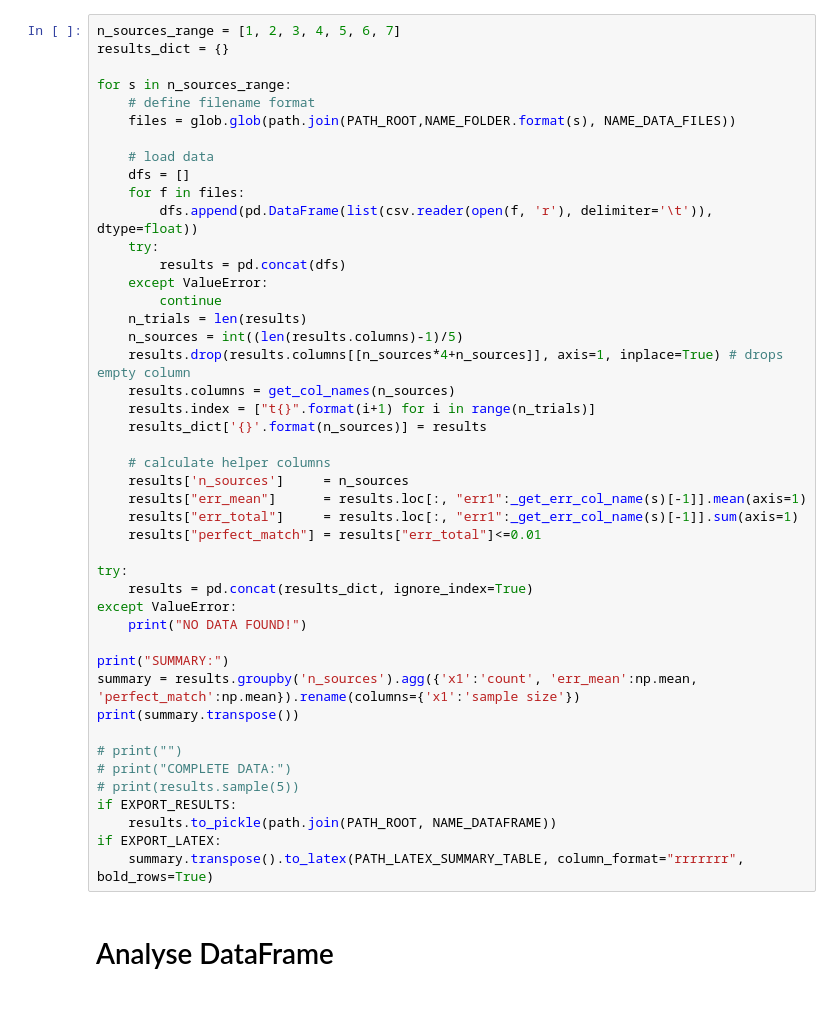
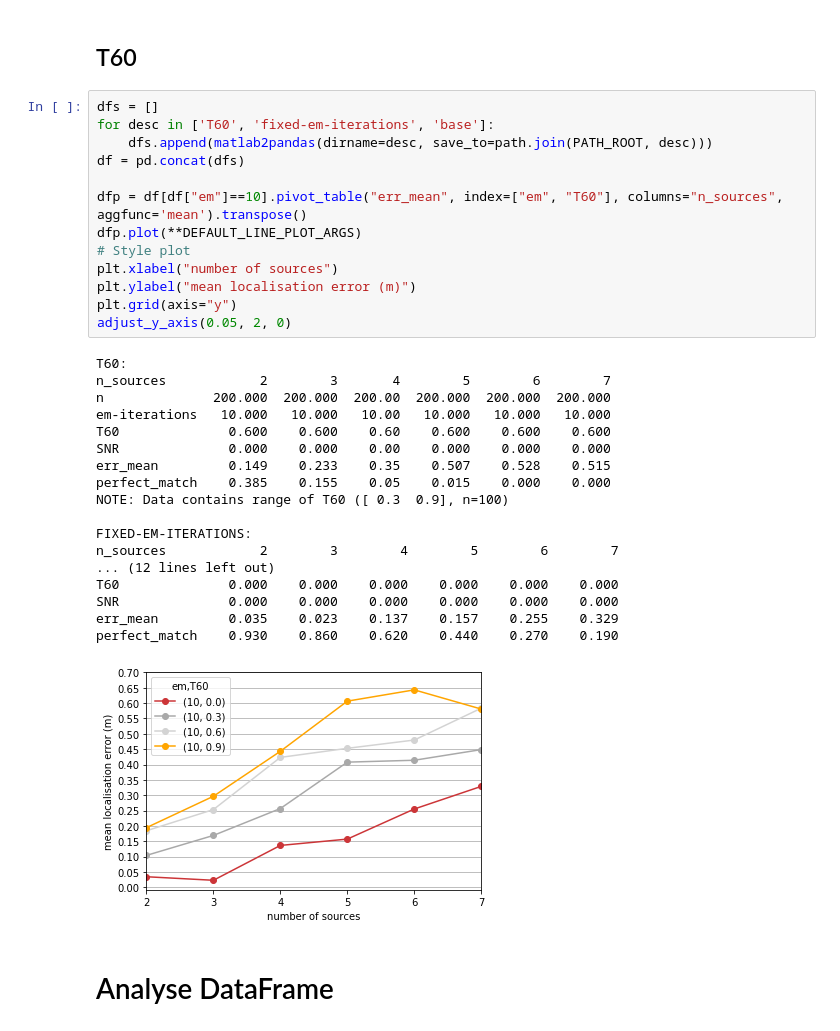
Before and after one commit to jannismain/fau-lnt-source-tracking-code, a Jupyter notebook: python/analysis.ipynb, the cells around one changed output. Saved outputs shown, nothing was run; the diff lists cells and outputs as text.

```diff
--- a/python/analysis.ipynb
+++ b/python/analysis.ipynb
@@ -205,48 +259,37 @@ perfect_match   0.360   0.080   0.020   0.020   0.00   0.000
-# %%
-n_sources_range = [1, 2, 3, 4, 5, 6, 7]
-results_dict = {}
-
-for s in n_sources_range:
-    # define filename format
-    files = glob.glob(path.join(PATH_ROOT,NAME_FOLDER.format(s), NAME_DATA_FILES))
-
-    # load data
-    dfs = []
-    for f in files:
-        dfs.append(pd.DataFrame(list(csv.reader(open(f, 'r'), delimiter='\t')), dtype=float))
-    try:
-        results = pd.concat(dfs)
-    except ValueError:
-        continue
-    n_trials = len(results)
-    n_sources = int((len(results.columns)-1)/5)
-    results.drop(results.columns[[n_sources*4+n_sources]], axis=1, inplace=True) # drops empty column
-    results.columns = get_col_names(n_sources)
-    results.index = ["t{}".format(i+1) for i in range(n_trials)]
-    results_dict['{}'.format(n_sources)] = results
-
-    # calculate helper columns
-    results['n_sources']     = n_sources
-    results["err_mean"]      = results.loc[:, "err1":_get_err_col_name(s)[-1]].mean(axis=1)
-    results["err_total"]     = results.loc[:, "err1":_get_err_col_name(s)[-1]].sum(axis=1)
-    results["perfect_match"] = results["err_total"]<=0.01
-
-try:
-    results = pd.concat(results_dict, ignore_index=True)
-except ValueError:
-    print("NO DATA FOUND!")
-
-print("SUMMARY:")
-summary = results.groupby('n_sources').agg({'x1':'count', 'err_mean':np.mean, 'perfect_match':np.mean}).rename(columns={'x1':'sample size'})
-print(summary.transpose())
-
-# print("")
-# print("COMPLETE DATA:")
-# print(results.sample(5))
-if EXPORT_RESULTS:
-    results.to_pickle(path.join(PATH_ROOT, NAME_DATAFRAME))
-if EXPORT_LATEX:
-    summary.transpose().to_latex(PATH_LATEX_SUMMARY_TABLE, column_format="rrrrrrr", bold_rows=True)
+# %% [markdown]
+## T60
+# %%
+dfs = []
+for desc in ['T60', 'fixed-em-iterations', 'base']:
+    dfs.append(matlab2pandas(dirname=desc, save_to=path.join(PATH_ROOT, desc)))
+df = pd.concat(dfs)
+
+dfp = df[df["em"]==10].pivot_table("err_mean", index=["em", "T60"], columns="n_sources", aggfunc='mean').transpose()
+dfp.plot(**DEFAULT_LINE_PLOT_ARGS)
+# Style plot
+plt.xlabel("number of sources")
+plt.ylabel("mean localisation error (m)")
+plt.grid(axis="y")
+adjust_y_axis(0.05, 2, 0)
+# %% [output]
+T60:
+n_sources            2        3       4        5        6        7
+n              200.000  200.000  200.00  200.000  200.000  200.000
+em-iterations   10.000   10.000   10.00   10.000   10.000   10.000
+T60              0.600    0.600    0.60    0.600    0.600    0.600
+SNR              0.000    0.000    0.00    0.000    0.000    0.000
+err_mean         0.149    0.233    0.35    0.507    0.528    0.515
+perfect_match    0.385    0.155    0.05    0.015    0.000    0.000
+NOTE: Data contains range of T60 ([ 0.3  0.9], n=100)
+
+FIXED-EM-ITERATIONS:
+n_sources            2        3        4        5        6        7
+... (12 lines left out)
+T60              0.000    0.000    0.000    0.000    0.000    0.000
+SNR              0.000    0.000    0.000    0.000    0.000    0.000
+err_mean         0.035    0.023    0.137    0.157    0.255    0.329
+perfect_match    0.930    0.860    0.620    0.440    0.270    0.190
+[figure, added]
 # %% [markdown]
 # Analyse DataFrame
 # %% [markdown]
```
Also changed, not shown: parts of 17 cells of this notebook, 1 other file.
